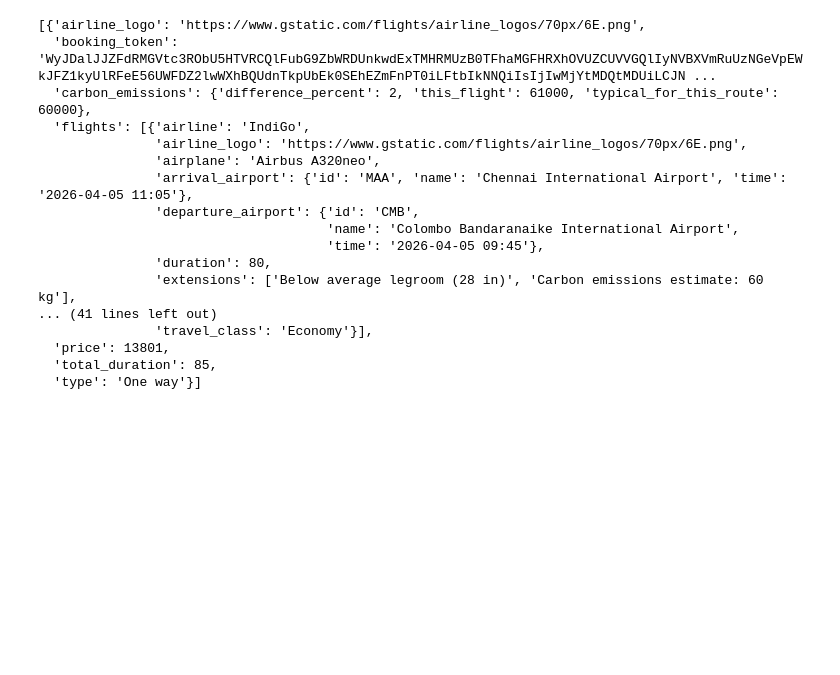
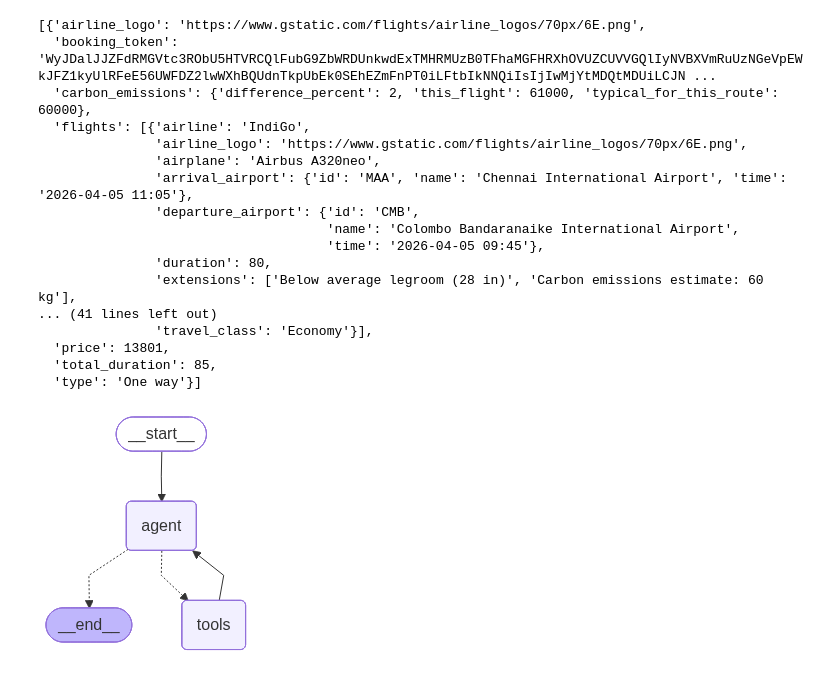
Before and after one commit to JDuwarahavidyan/AI-Based-Trip-Planner-LangGraph, a Jupyter notebook: nootbook/experiments.ipynb, the cells around one changed output. Cells and saved outputs as stored; diff of their text form; code cells hidden in the pictures; blank space fills up the shorter version.

Commit message:
feat: implement agentic travel planner workflow with FastAPI and LangGraph

```diff
--- a/nootbook/experiments.ipynb
+++ b/nootbook/experiments.ipynb
@@ -78,3 +78,9 @@ pprint(best_flights, width=120)
   'price': 13801,
   'total_duration': 85,
   'type': 'One way'}]
+# %%
+from IPython.display import Image, display
+
+Image(graph.get_graph().draw_mermaid_png())
+# %% [output]
+[figure, added]
```
Also changed, not shown: 5 other files.
